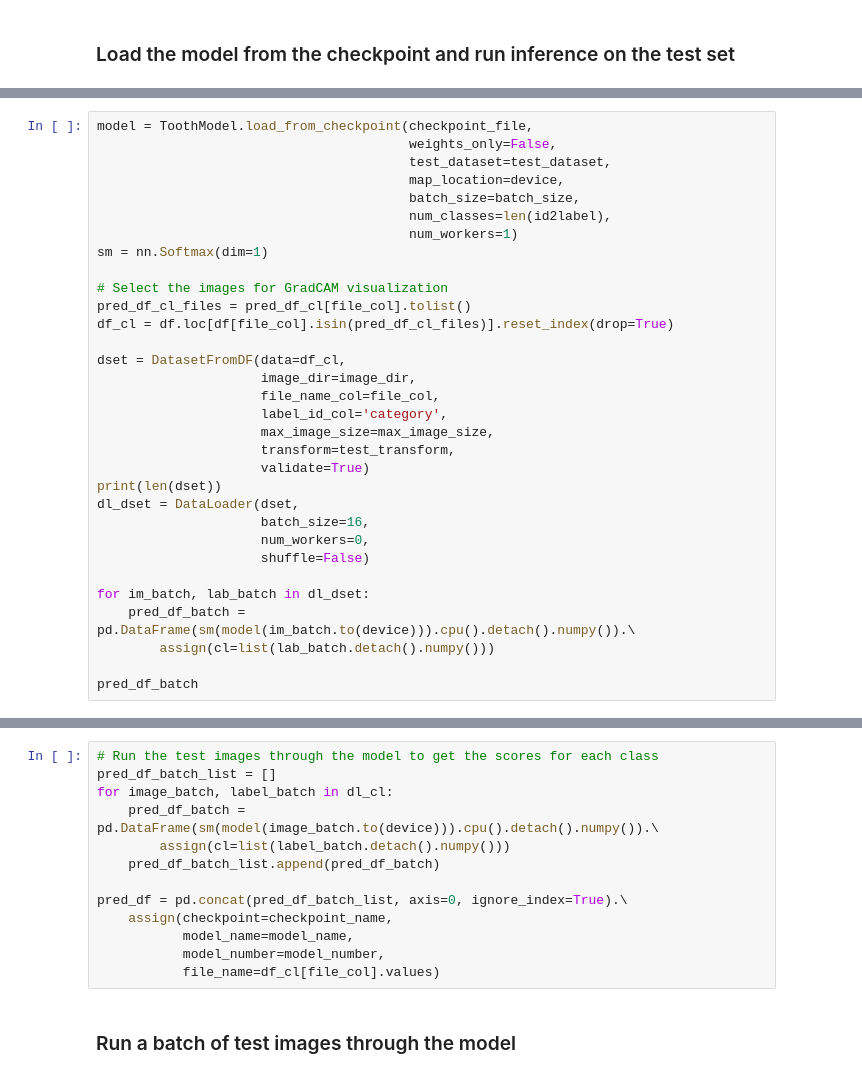
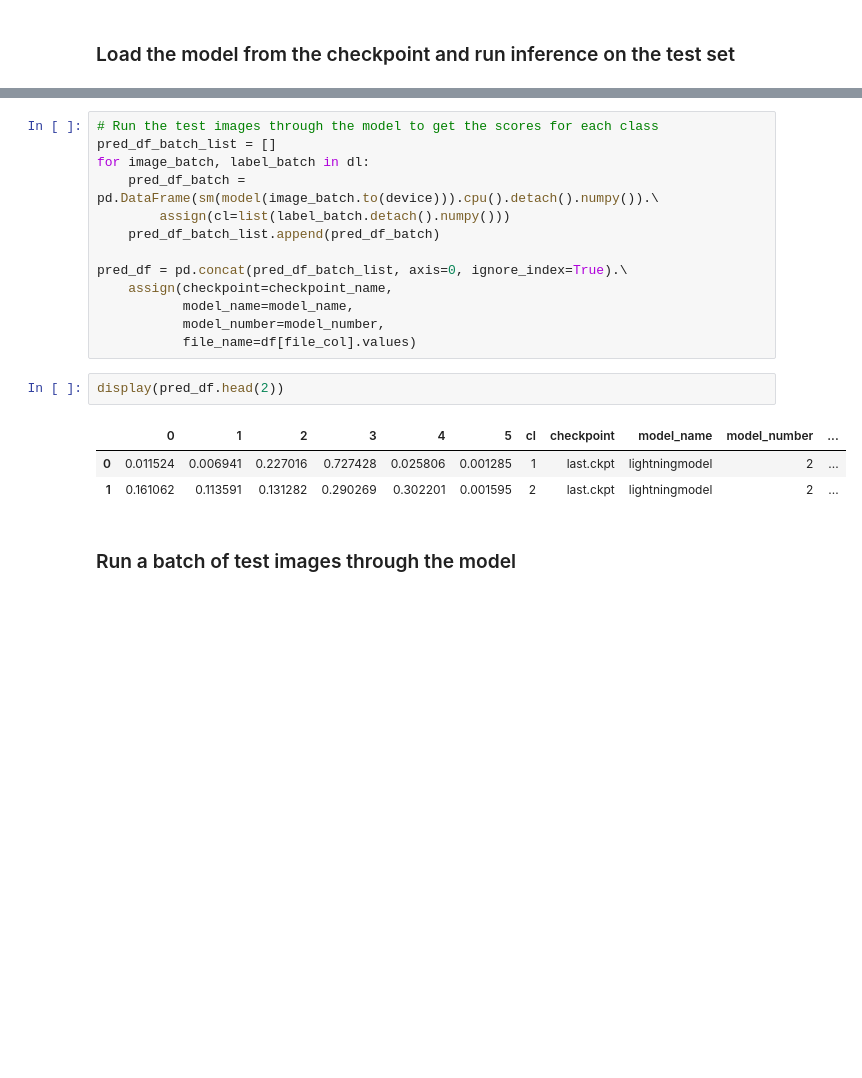
Before and after one commit to ccb-hms/computervision, a Jupyter notebook: notebooks/classification/10_explainable_ai.ipynb, the cells around one changed output, grey strips where cells are left out. Drawn from its saved outputs; the diff is of its cells as text; blank space fills up the shorter version.

```diff
--- a/notebooks/classification/10_explainable_ai.ipynb
+++ b/notebooks/classification/10_explainable_ai.ipynb
@@ -286,32 +261,0 @@ display(pred_df_cl)
-# %%
-model = ToothModel.load_from_checkpoint(checkpoint_file,
-                                        weights_only=False,
-                                        test_dataset=test_dataset,
-                                        map_location=device,
-                                        batch_size=batch_size,
-                                        num_classes=len(id2label),
-                                        num_workers=1)
-sm = nn.Softmax(dim=1)
-
-# Select the images for GradCAM visualization
-pred_df_cl_files = pred_df_cl[file_col].tolist()
-df_cl = df.loc[df[file_col].isin(pred_df_cl_files)].reset_index(drop=True)
-
-dset = DatasetFromDF(data=df_cl,
-                     image_dir=image_dir,
-                     file_name_col=file_col,
-                     label_id_col='category',
-                     max_image_size=max_image_size,
-                     transform=test_transform,
-                     validate=True)
-print(len(dset))
-dl_dset = DataLoader(dset,
-                     batch_size=16,
-                     num_workers=0,
-                     shuffle=False)
-
-for im_batch, lab_batch in dl_dset:
-    pred_df_batch = pd.DataFrame(sm(model(im_batch.to(device))).cpu().detach().numpy()).\
-        assign(cl=list(lab_batch.detach().numpy()))
-
-pred_df_batch
@@ -380,7 +262,7 @@ Found 0 images for class amalgam with mean score nan
 # %%
 # Run the test images through the model to get the scores for each class
 pred_df_batch_list = []
-for image_batch, label_batch in dl_cl:
+for image_batch, label_batch in dl:
     pred_df_batch = pd.DataFrame(sm(model(image_batch.to(device))).cpu().detach().numpy()).\
         assign(cl=list(label_batch.detach().numpy()))
     pred_df_batch_list.append(pred_df_batch)
@@ -389,7 +271,13 @@ pred_df = pd.concat(pred_df_batch_list, axis=0, ignore_index=True).\
     assign(checkpoint=checkpoint_name,
            model_name=model_name,
            model_number=model_number,
-           file_name=df_cl[file_col].values)
+           file_name=df[file_col].values)
+# %%
+display(pred_df.head(2))
+# %% [output]
+|  | 0 | 1 | 2 | 3 | 4 | 5 | cl | checkpoint | model_name | model_number | ... |
+| 0 | 0.011524 | 0.006941 | 0.227016 | 0.727428 | 0.025806 | 0.001285 | 1 | last.ckpt | lightningmodel | 2 | ... |
+| 1 | 0.161062 | 0.113591 | 0.131282 | 0.290269 | 0.302201 | 0.001595 | 2 | last.ckpt | lightningmodel | 2 | ... |
 # %% [markdown]
 ### Run a batch of test images through the model ###
 # %%
```
Also changed, not shown: parts of 10 cells of this notebook.
